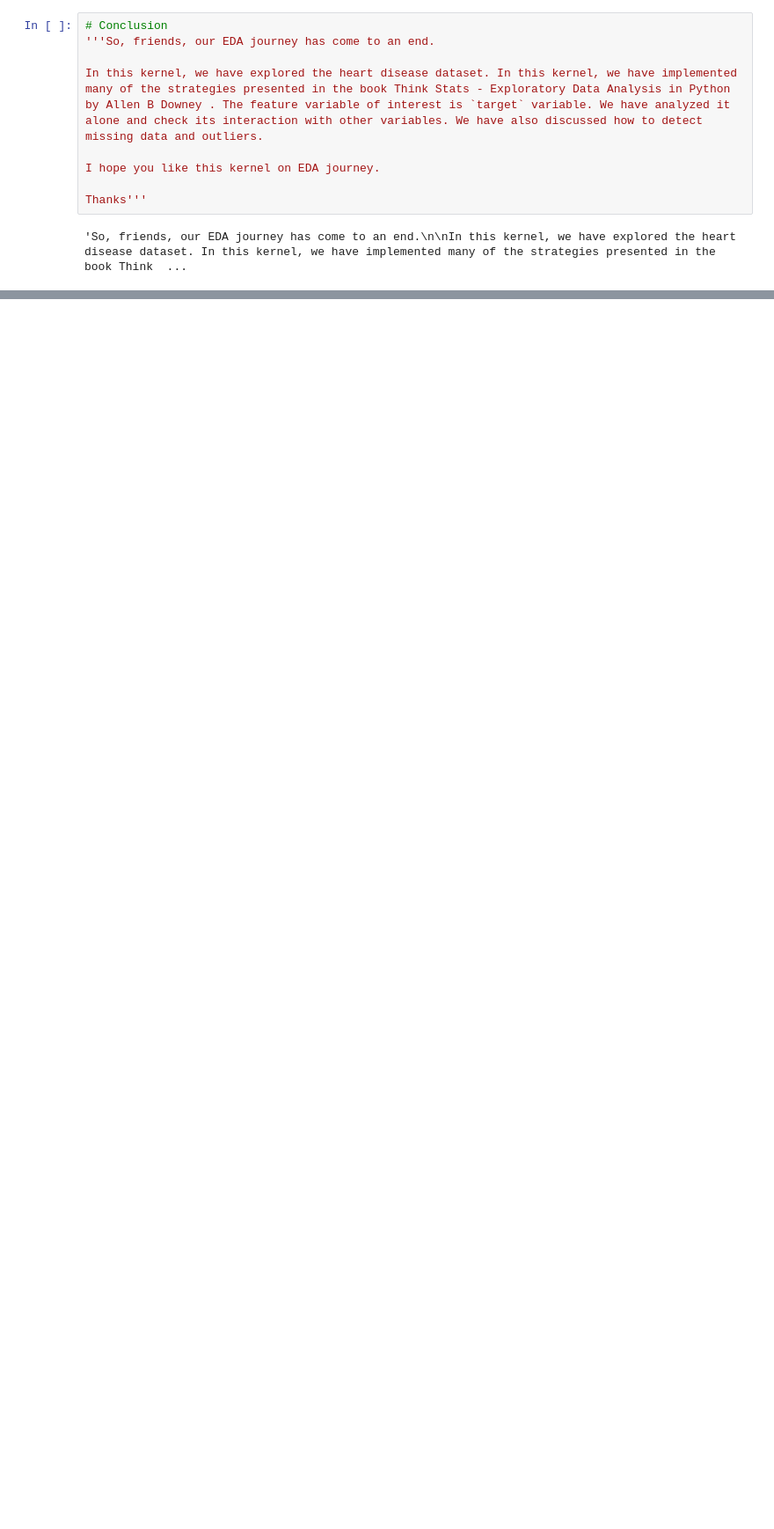
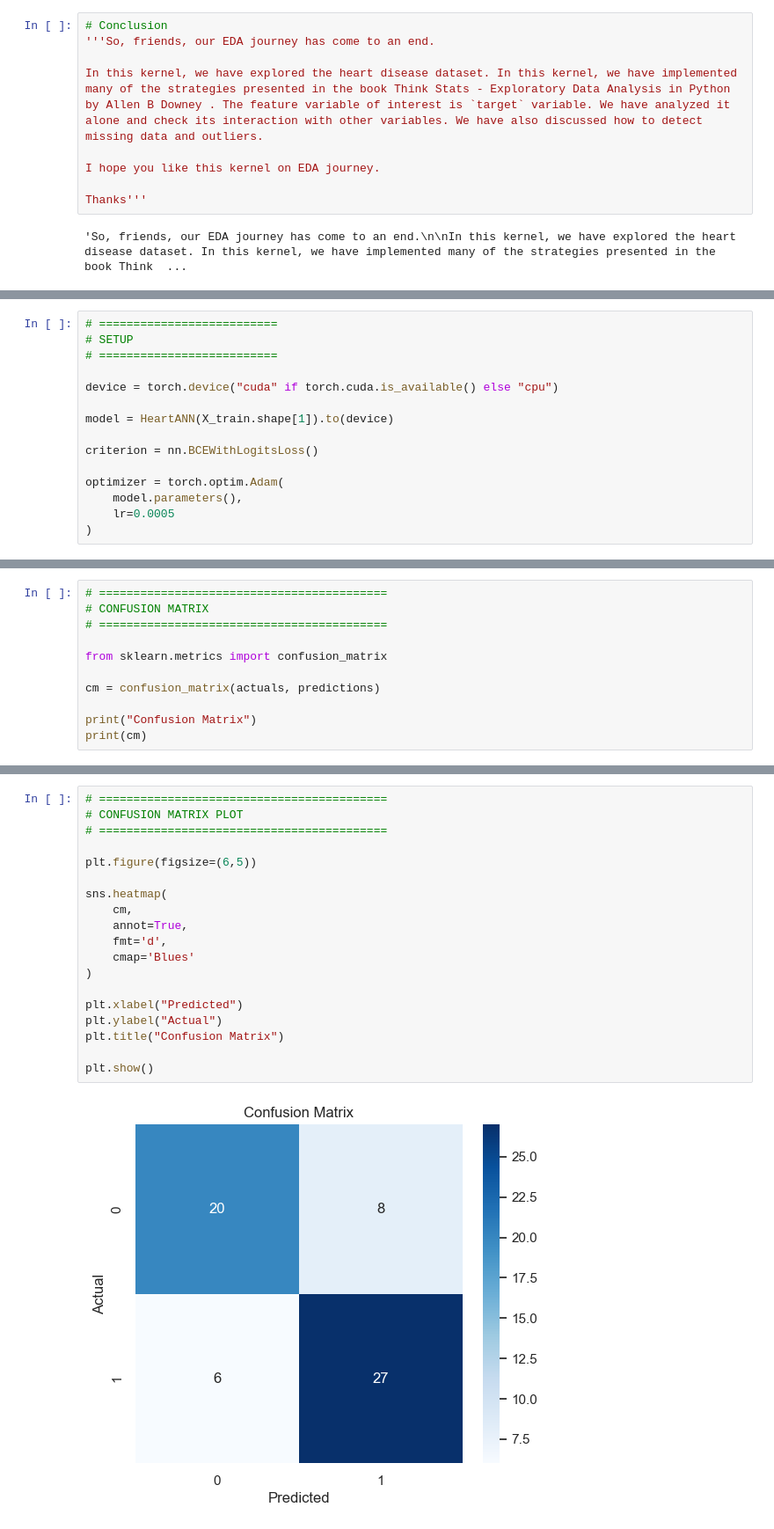
Before and after one commit to GaurangAAA/gittutorials, a Jupyter notebook: Cardiovascular Disease Analysis (1).ipynb, the cells around one changed output, grey strips where cells are left out. Shown at 88% size. Drawn from its saved outputs; the diff is of its cells as text; blank space fills up the shorter version.

Commit message:
Added ANN deep learning model

```diff
--- a/Cardiovascular Disease Analysis (1).ipynb
+++ b/Cardiovascular Disease Analysis (1).ipynb
@@ -564,0 +694,15 @@ fatal: unable to auto-detect email address (got 'HP@LAPTOP-0NVFGTVM.(none)')
+# %%
+# ==========================
+# SETUP
+# ==========================
+
+device = torch.device("cuda" if torch.cuda.is_available() else "cpu")
+
+model = HeartANN(X_train.shape[1]).to(device)
+
+criterion = nn.BCEWithLogitsLoss()
+
+optimizer = torch.optim.Adam(
+    model.parameters(),
+    lr=0.0005
+)
@@ -564,0 +847,11 @@ fatal: unable to auto-detect email address (got 'HP@LAPTOP-0NVFGTVM.(none)')
+# %%
+# ==========================================
+# CONFUSION MATRIX
+# ==========================================
+
+from sklearn.metrics import confusion_matrix
+
+cm = confusion_matrix(actuals, predictions)
+
+print("Confusion Matrix")
+print(cm)
@@ -564,0 +862,21 @@ fatal: unable to auto-detect email address (got 'HP@LAPTOP-0NVFGTVM.(none)')
+# %%
+# ==========================================
+# CONFUSION MATRIX PLOT
+# ==========================================
+
+plt.figure(figsize=(6,5))
+
+sns.heatmap(
+    cm,
+    annot=True,
+    fmt='d',
+    cmap='Blues'
+)
+
+plt.xlabel("Predicted")
+plt.ylabel("Actual")
+plt.title("Confusion Matrix")
+
+plt.show()
+# %% [output]
+[figure, added]
```
Also changed, not shown: parts of 33 cells of this notebook, 1 other file.
